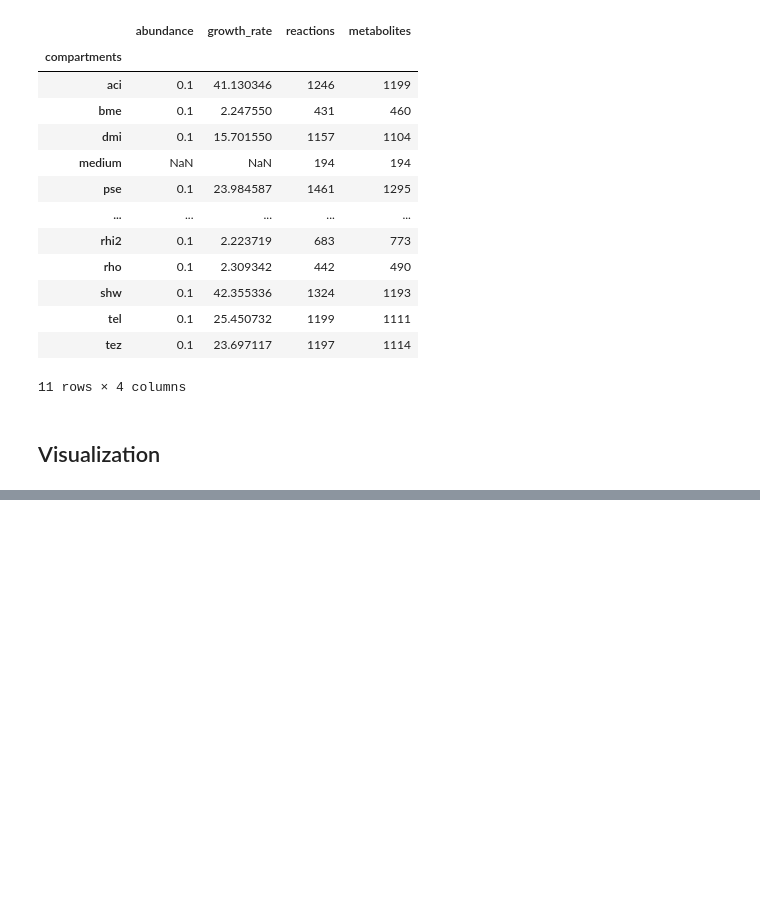
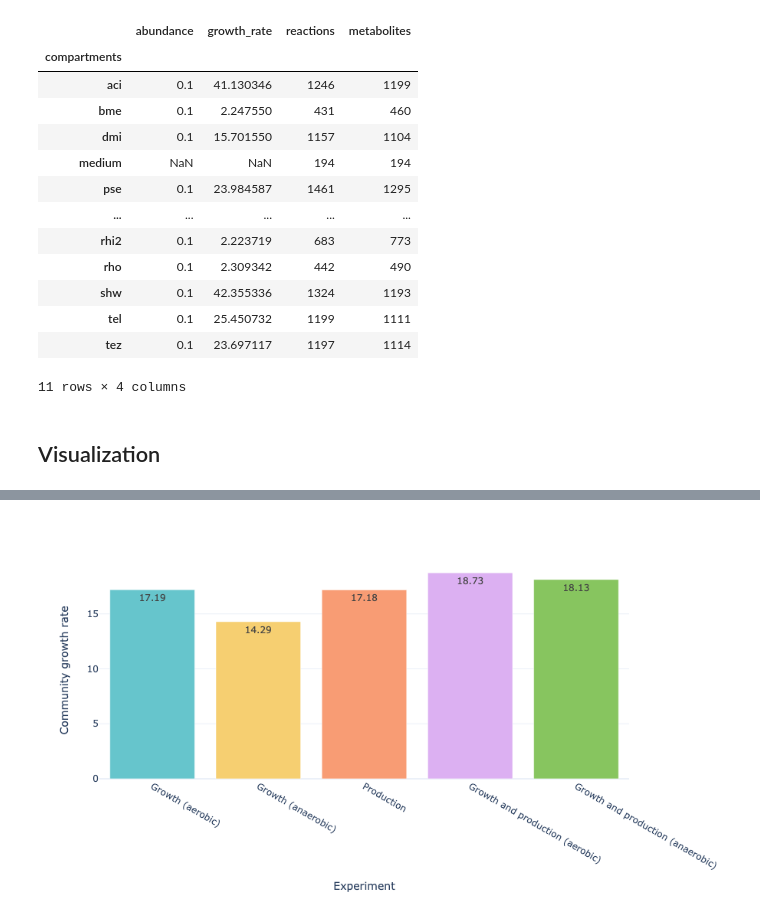
Before and after one commit to guillecg/mars-biofoundry, a Jupyter notebook: notebooks/03-MICOM.ipynb, the cells around one changed output, grey strips where cells are left out. Saved outputs shown, nothing was run; the diff lists cells and outputs as text; code cells hidden in the pictures; blank space fills up the shorter version.

```diff
--- a/notebooks/03-MICOM.ipynb
+++ b/notebooks/03-MICOM.ipynb
@@ -799,0 +829,27 @@ fig.show("png")
+# %%
+community_plot_df = plot_df[["Experiment", "Community growth rate"]]\
+    .drop_duplicates()
+
+fig = px.bar(
+    data_frame=community_plot_df,
+    x="Experiment",
+    y="Community growth rate",
+    color="Experiment",
+    text=community_plot_df["Community growth rate"].round(2),
+    category_orders={
+        "Experiment": [
+            "Growth (aerobic)",
+            "Growth (anaerobic)",
+            "Production",
+            "Growth and production (aerobic)",
+            "Growth and production (anaerobic)"
+        ]
+    },
+    color_discrete_sequence=px.colors.qualitative.Pastel,
+    template=config["figures"]["template"],
+    width=900
+)
+fig.update_layout(showlegend=False)
+fig.show("png")
+# %% [output]
+[figure, added]
```
Also changed, not shown: parts of 1 cell of this notebook.
